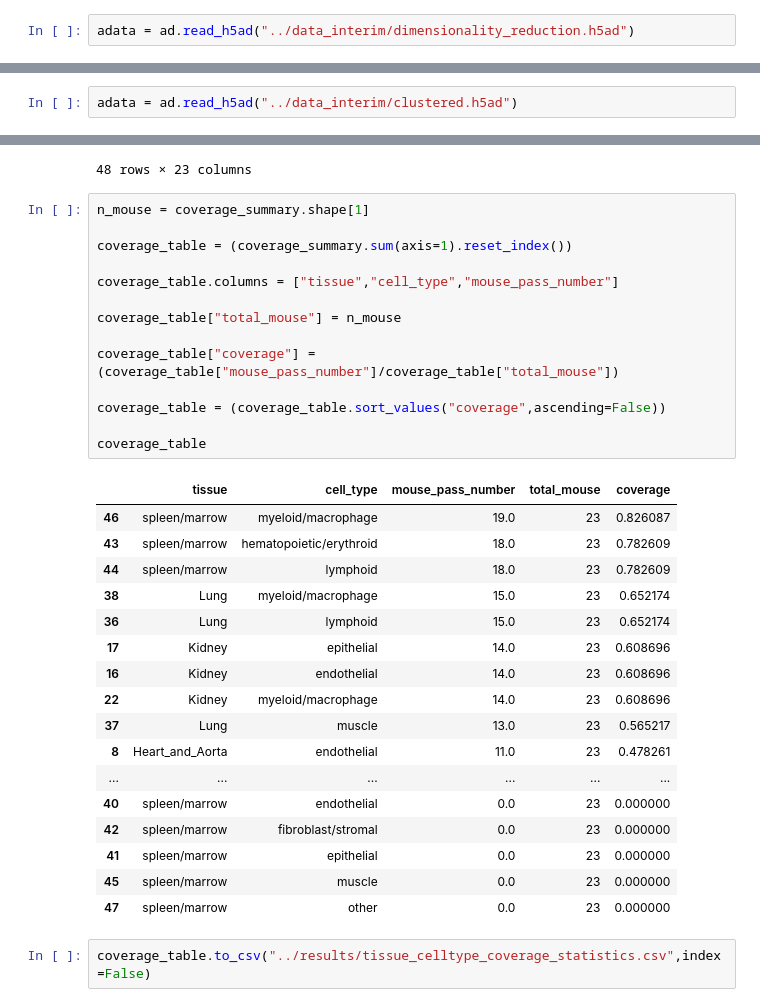
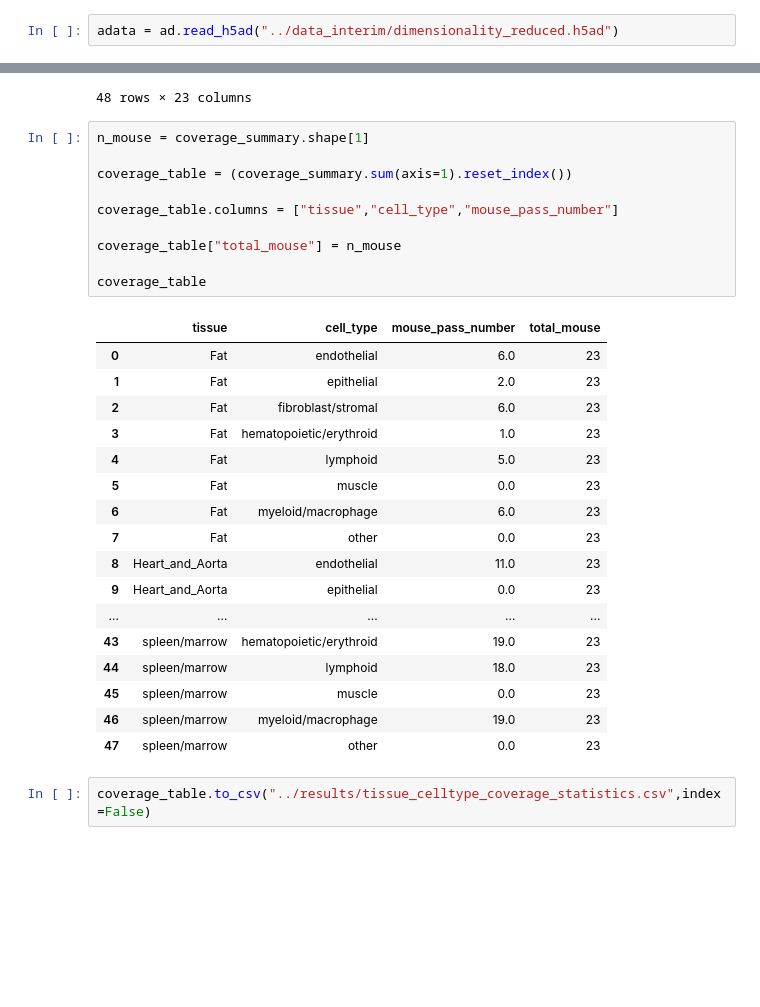
Before and after one commit to baoluwei7-lang/-, a Jupyter notebook: notebooks/05_sample_selection.ipynb, the cells around one changed output, grey strips where cells are left out. Drawn from its saved outputs; the diff is of its cells as text; blank space fills up the shorter version.

```diff
--- a/notebooks/05_sample_selection.ipynb
+++ b/notebooks/05_sample_selection.ipynb
@@ -20,2 +19,2 @@ sc.settings.set_figure_params(dpi=80, facecolor="white", frameon=False)
 # %%
-adata = ad.read_h5ad("../data_interim/dimensionality_reduction.h5ad")
+adata = ad.read_h5ad("../data_interim/dimensionality_reduced.h5ad")
@@ -158,5 +142,3 @@ adata.write_h5ad("../data_interim/clustered.h5ad")
-# %%
-adata = ad.read_h5ad("../data_interim/clustered.h5ad")
 # %%
 cell_count = (adata.obs.groupby(["mouse.id","tissue","major_cell_type"]).size().reset_index(name="cell_number"))
 
@@ -212,35 +194,31 @@ coverage_summary
 # %%
 n_mouse = coverage_summary.shape[1]
 
 coverage_table = (coverage_summary.sum(axis=1).reset_index())
 
 coverage_table.columns = ["tissue","cell_type","mouse_pass_number"]
 
 coverage_table["total_mouse"] = n_mouse
 
-coverage_table["coverage"] = (coverage_table["mouse_pass_number"]/coverage_table["total_mouse"])
-
-coverage_table = (coverage_table.sort_values("coverage",ascending=False))
-
 coverage_table
 # %% [output]
-|  | tissue | cell_type | mouse_pass_number | total_mouse | coverage |
-| 46 | spleen/marrow | myeloid/macrophage | 19.0 | 23 | 0.826087 |
-| 43 | spleen/marrow | hematopoietic/erythroid | 18.0 | 23 | 0.782609 |
-| 44 | spleen/marrow | lymphoid | 18.0 | 23 | 0.782609 |
-| 38 | Lung | myeloid/macrophage | 15.0 | 23 | 0.652174 |
-| 36 | Lung | lymphoid | 15.0 | 23 | 0.652174 |
-| 17 | Kidney | epithelial | 14.0 | 23 | 0.608696 |
-| 16 | Kidney | endothelial | 14.0 | 23 | 0.608696 |
-| 22 | Kidney | myeloid/macrophage | 14.0 | 23 | 0.608696 |
-| 37 | Lung | muscle | 13.0 | 23 | 0.565217 |
-| 8 | Heart_and_Aorta | endothelial | 11.0 | 23 | 0.478261 |
-| ... | ... | ... | ... | ... | ... |
-| 40 | spleen/marrow | endothelial | 0.0 | 23 | 0.000000 |
-| 42 | spleen/marrow | fibroblast/stromal | 0.0 | 23 | 0.000000 |
-| 41 | spleen/marrow | epithelial | 0.0 | 23 | 0.000000 |
-| 45 | spleen/marrow | muscle | 0.0 | 23 | 0.000000 |
-| 47 | spleen/marrow | other | 0.0 | 23 | 0.000000 |
+|  | tissue | cell_type | mouse_pass_number | total_mouse |
+| 0 | Fat | endothelial | 6.0 | 23 |
+| 1 | Fat | epithelial | 2.0 | 23 |
+| 2 | Fat | fibroblast/stromal | 6.0 | 23 |
+| 3 | Fat | hematopoietic/erythroid | 1.0 | 23 |
+| 4 | Fat | lymphoid | 5.0 | 23 |
+| 5 | Fat | muscle | 0.0 | 23 |
+| 6 | Fat | myeloid/macrophage | 6.0 | 23 |
+| 7 | Fat | other | 0.0 | 23 |
+| 8 | Heart_and_Aorta | endothelial | 11.0 | 23 |
+| 9 | Heart_and_Aorta | epithelial | 0.0 | 23 |
+| ... | ... | ... | ... | ... |
+| 43 | spleen/marrow | hematopoietic/erythroid | 19.0 | 23 |
+| 44 | spleen/marrow | lymphoid | 18.0 | 23 |
+| 45 | spleen/marrow | muscle | 0.0 | 23 |
+| 46 | spleen/marrow | myeloid/macrophage | 19.0 | 23 |
+| 47 | spleen/marrow | other | 0.0 | 23 |
 # %%
 coverage_table.to_csv("../results/tissue_celltype_coverage_statistics.csv",index=False)
 # %%
```
Also changed, not shown: parts of 22 cells of this notebook, 2 other files.
